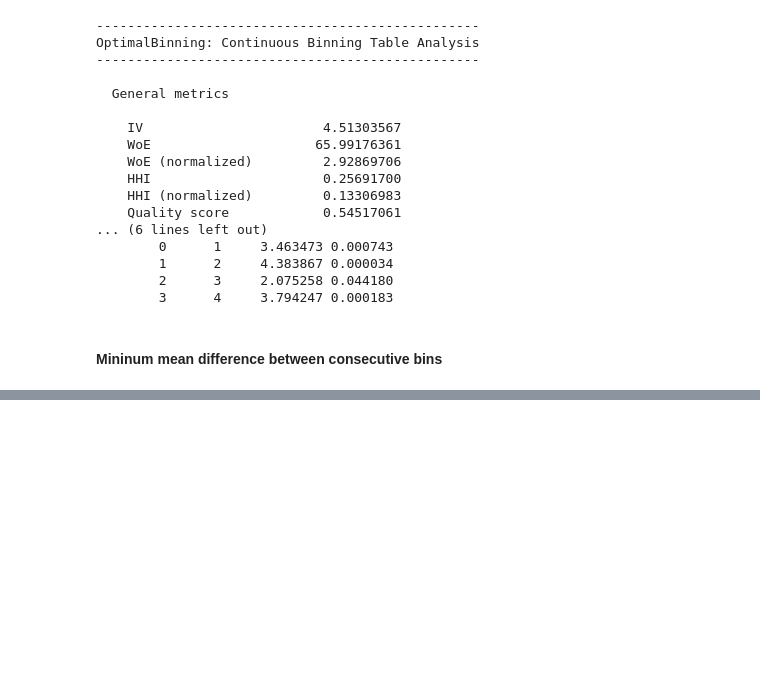
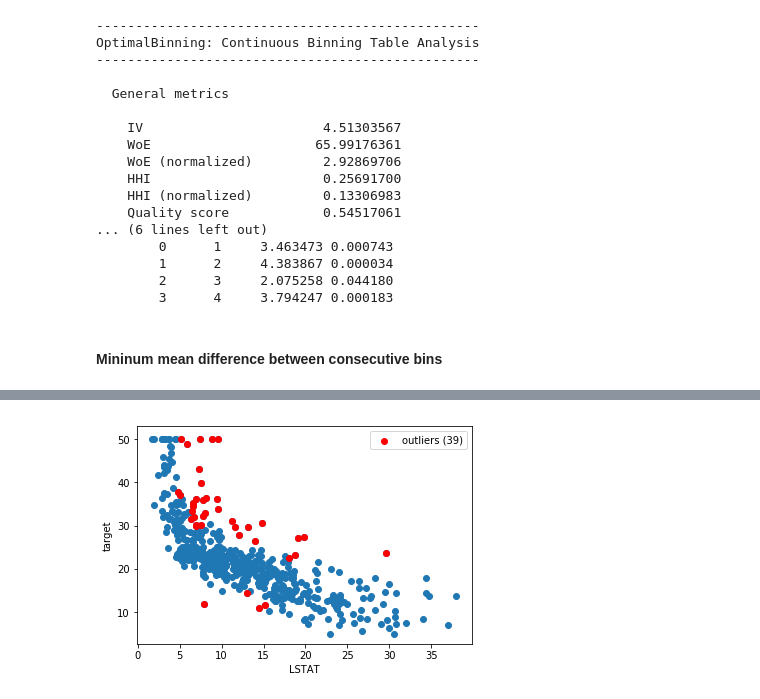
Before and after one commit to guillermo-navas-palencia/optbinning, a Jupyter notebook: doc/source/tutorials/tutorial_continuous.ipynb, the cells around one changed output, grey strips where cells are left out. Saved outputs shown, nothing was run; the diff lists cells and outputs as text; code cells hidden in the pictures; blank space fills up the shorter version.

```diff
--- a/doc/source/tutorials/tutorial_continuous.ipynb
+++ b/doc/source/tutorials/tutorial_continuous.ipynb
@@ -375,0 +400,3 @@ OptimalBinning: Continuous Binning Table Analysis
+# %%
+variable = "LSTAT"
+x = df[variable].values
@@ -375,0 +410,13 @@ OptimalBinning: Continuous Binning Table Analysis
+# %%
+plt.scatter(x, y)
+
+mask = detector.get_support()
+plt.scatter(x[mask], y[mask], color='r', label=f"outliers ({np.count_nonzero(mask)})")
+
+plt.xlabel(variable)
+plt.ylabel("target")
+
+plt.legend()
+plt.show()
+# %% [output]
+[figure, added]
```
Also changed, not shown: parts of 25 cells of this notebook, 18 other files.
